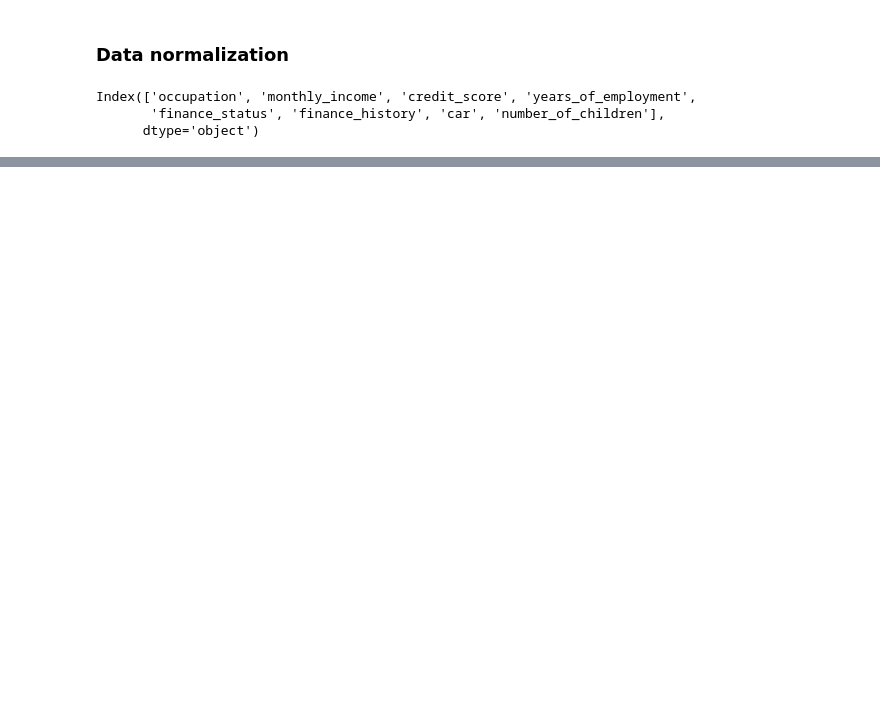
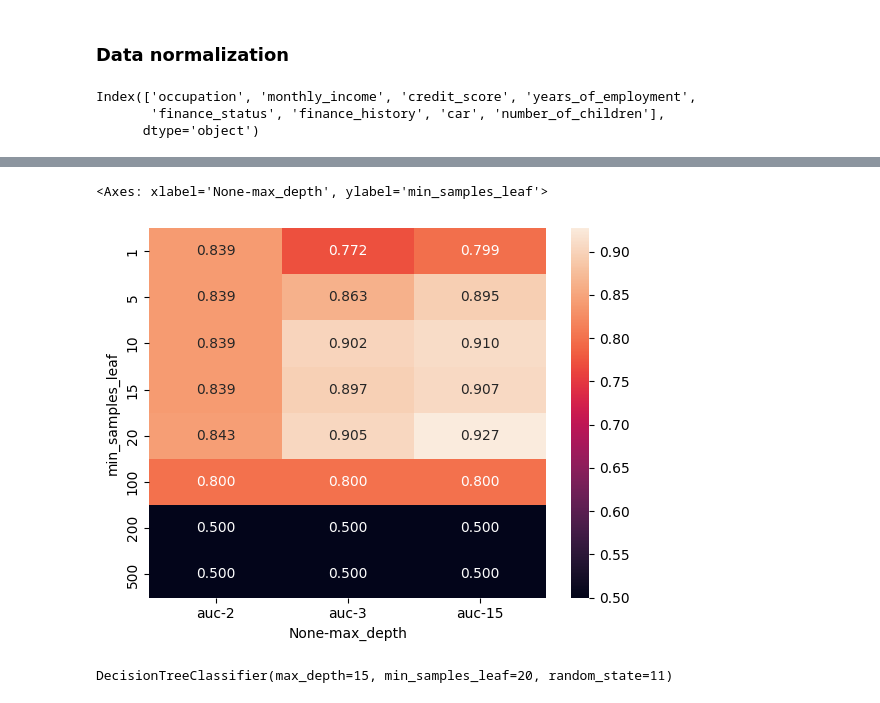
Before and after one commit to osmog/mlzoomcamp2023, a Jupyter notebook: 07-project/notebook.ipynb, the cells around one changed output, grey strips where cells are left out. Drawn from its saved outputs; the diff is of its cells as text; code cells hidden in the pictures; blank space fills up the shorter version.

```diff
--- a/07-project/notebook.ipynb
+++ b/07-project/notebook.ipynb
@@ -60,0 +329,11 @@ dtype: object
+# %%
+depths = [1, 2, 3, 4, 5, 6, 10, 15, 20, None]
+
+for depth in depths:
+    dt = DecisionTreeClassifier(max_depth=depth, random_state=SEED)
+    dt.fit(X_train, y_train)
+
+    y_pred = dt.predict_proba(X_val)[:, 1]
+    auc = roc_auc_score(y_val, y_pred)
+
+    print('%4s -> %.3f' % (depth, auc))
@@ -60,0 +351,18 @@ dtype: object
+# %%
+scores = []
+
+for depth in [2, 3, 15]:
+    for s in [1, 5, 10, 15, 20, 500, 100, 200]:
+        dt = DecisionTreeClassifier(max_depth=depth, min_samples_leaf=s, random_state=SEED)
+        dt.fit(X_train, y_train)
+
+        y_pred = dt.predict_proba(X_val)[:, 1]
+        auc = roc_auc_score(y_val, y_pred)
+
+        scores.append((depth, s, auc))
+# %%
+columns = ['max_depth', 'min_samples_leaf', 'auc']
+df_scores = pd.DataFrame(scores, columns=columns)
+# %%
+df_scores_pivot = df_scores.pivot(index='min_samples_leaf', columns=['max_depth'], values=['auc'])
+df_scores_pivot.round(3)
@@ -60,0 +381,10 @@ dtype: object
+# %%
+sns.heatmap(df_scores_pivot, annot=True, fmt=".3f")
+# %% [output]
+<Axes: xlabel='None-max_depth', ylabel='min_samples_leaf'>
+[figure, added]
+# %%
+dt = DecisionTreeClassifier(max_depth=15, min_samples_leaf=20, random_state=SEED)
+dt.fit(X_train, y_train)
+# %% [output]
+DecisionTreeClassifier(max_depth=15, min_samples_leaf=20, random_state=11)
```
Also changed, not shown: parts of 108 cells of this notebook.
